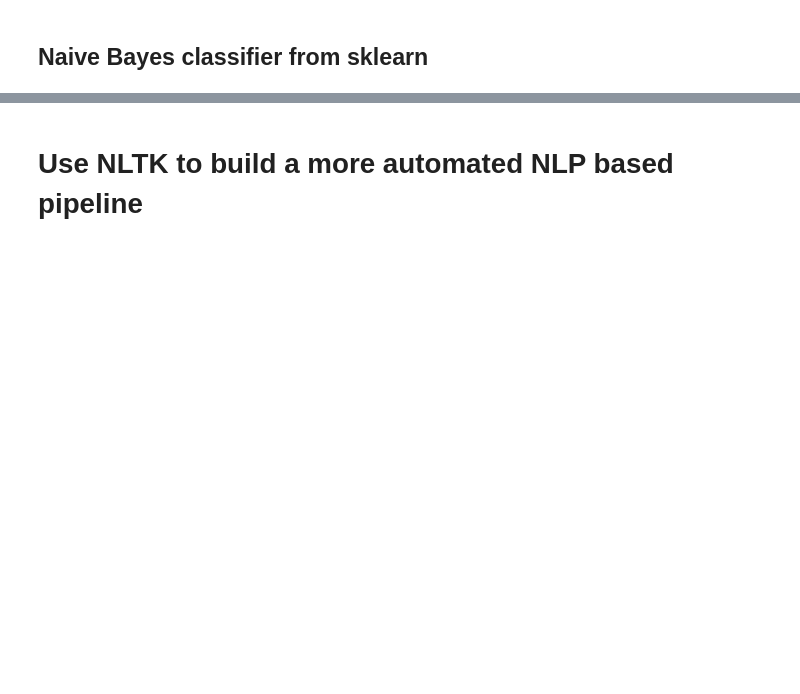
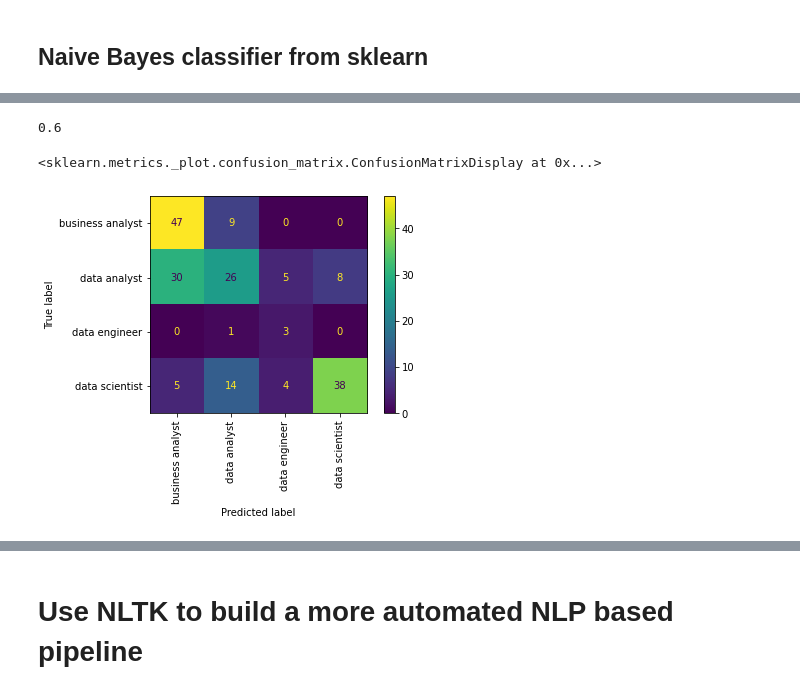
Before and after one commit to adin786/jobs-analysis, a Jupyter notebook: jobs-analysis.ipynb, the cells around one changed output, grey strips where cells are left out. Saved outputs shown, nothing was run; the diff lists cells and outputs as text; code cells hidden in the pictures; blank space fills up the shorter version.

```diff
--- a/jobs-analysis.ipynb
+++ b/jobs-analysis.ipynb
@@ -566,2 +727,4 @@ y =
 # %%
-from sklearn.naieve_bayes import MultinomialNB
+from sklearn.naive_bayes import MultinomialNB
+
+clf_nb = MultinomialNB()
@@ -567,0 +735,9 @@ from sklearn.naieve_bayes import MultinomialNB
+# %%
+accuracy_score(y_test, clf_nb.predict(X_test))
+# %% [output]
+0.6
+# %%
+plot_confusion_matrix(clf_nb, X_test, y_test, values_format='d', xticks_rotation='vertical')
+# %% [output]
+<sklearn.metrics._plot.confusion_matrix.ConfusionMatrixDisplay at 0x...>
+[figure, added]
```
Also changed, not shown: parts of 27 cells of this notebook.
